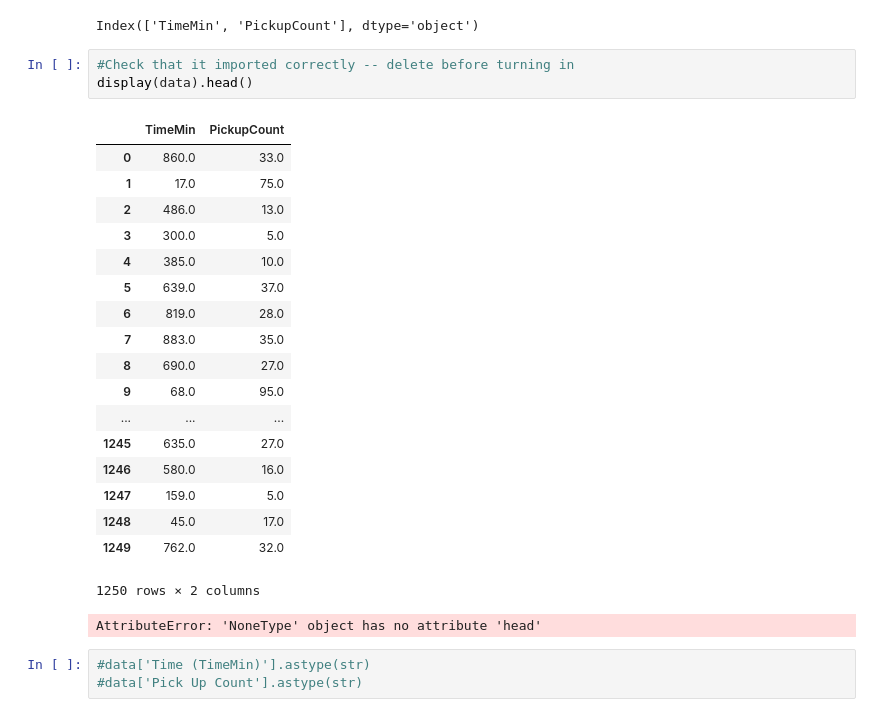
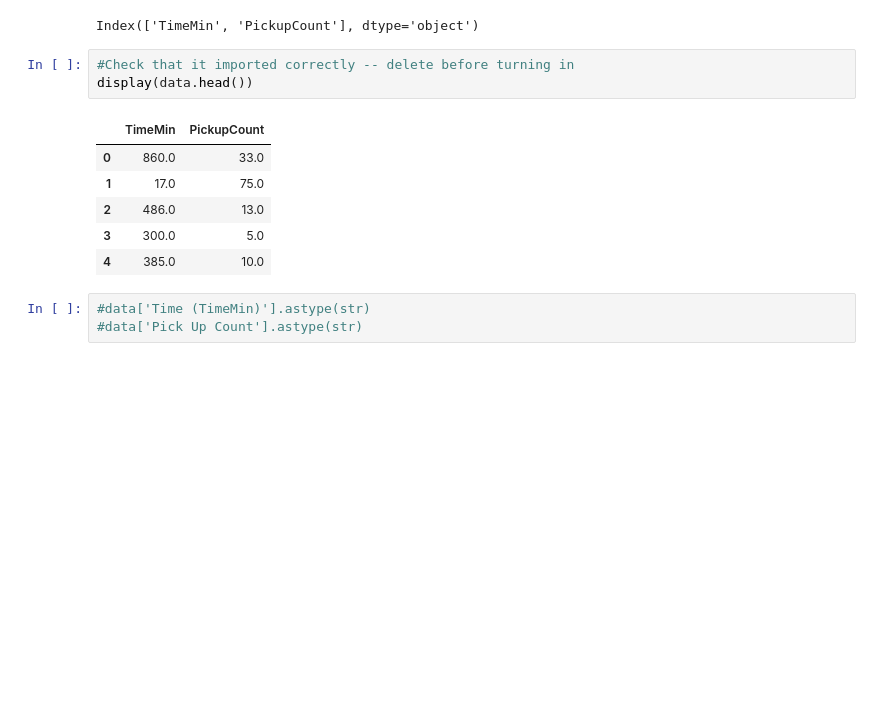
Before and after one commit to avrielepps/CS109AHW, a Jupyter notebook: cs109a_hw2_109/cs109a_hw2_109_#4.ipynb, the cells around one changed output. Saved outputs shown, nothing was run; the diff lists cells and outputs as text; blank space fills up the shorter version.

```diff
--- a/cs109a_hw2_109/cs109a_hw2_109_#4.ipynb
+++ b/cs109a_hw2_109/cs109a_hw2_109_#4.ipynb
@@ -70,27 +70,14 @@ print(data.columns)
 Index(['TimeMin', 'PickupCount'], dtype='object')
 # %%
 #Check that it imported correctly -- delete before turning in
-display(data).head()
+display(data.head())
 # %% [output]
 |  | TimeMin | PickupCount |
 | 0 | 860.0 | 33.0 |
 | 1 | 17.0 | 75.0 |
 | 2 | 486.0 | 13.0 |
 | 3 | 300.0 | 5.0 |
 | 4 | 385.0 | 10.0 |
-| 5 | 639.0 | 37.0 |
-| 6 | 819.0 | 28.0 |
-| 7 | 883.0 | 35.0 |
-| 8 | 690.0 | 27.0 |
-| 9 | 68.0 | 95.0 |
-| ... | ... | ... |
-| 1245 | 635.0 | 27.0 |
-| 1246 | 580.0 | 16.0 |
-| 1247 | 159.0 | 5.0 |
-| 1248 | 45.0 | 17.0 |
-| 1249 | 762.0 | 32.0 |
-1250 rows × 2 columns
-AttributeError: 'NoneType' object has no attribute 'head'
 # %%
 #data['Time (TimeMin)'].astype(str)
 #data['Pick Up Count'].astype(str)
```
Also changed, not shown: parts of 12 cells of this notebook.
